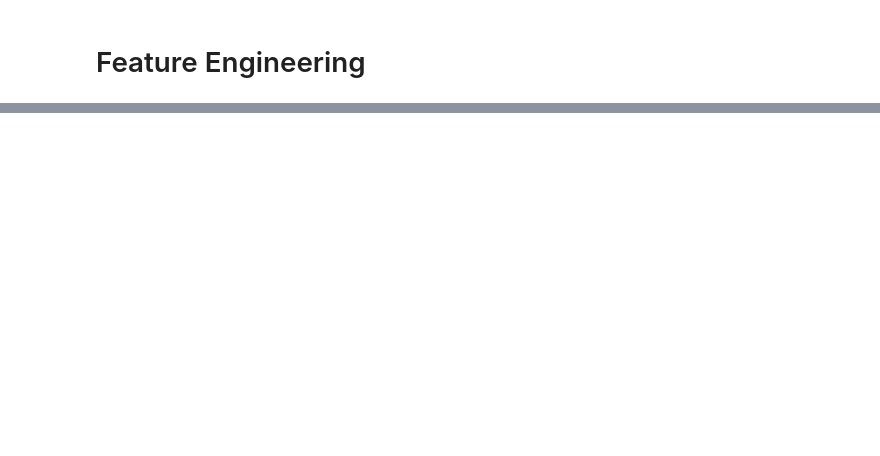
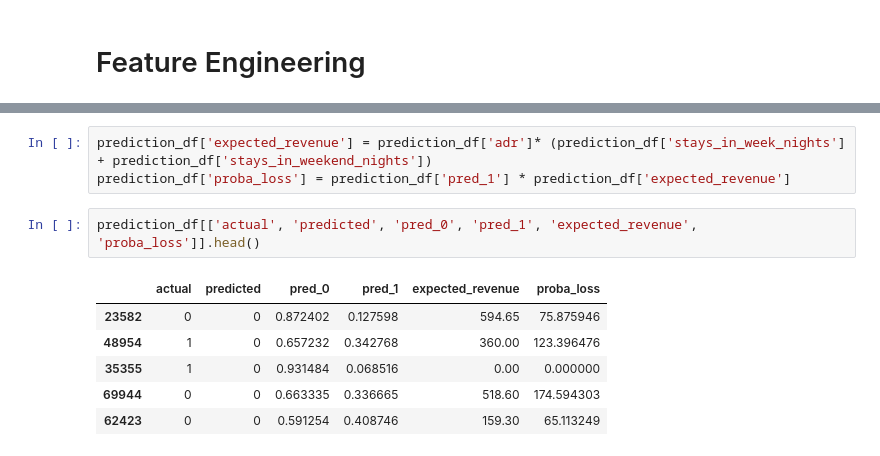
Before and after one commit to eugenekiepeeh/hotel_business_analytics, a Jupyter notebook: Modeling_Cancellation/modeling_cancelation_python-1.ipynb, the cells around one changed output, grey strips where cells are left out. Saved outputs shown, nothing was run; the diff lists cells and outputs as text; blank space fills up the shorter version.

```diff
--- a/Modeling_Cancellation/modeling_cancelation_python-1.ipynb
+++ b/Modeling_Cancellation/modeling_cancelation_python-1.ipynb
@@ -91,0 +160,12 @@ features = hotel_bookings.drop(columns=drop_cols)
+# %%
+prediction_df['expected_revenue'] = prediction_df['adr']* (prediction_df['stays_in_week_nights'] + prediction_df['stays_in_weekend_nights'])
+prediction_df['proba_loss'] = prediction_df['pred_1'] * prediction_df['expected_revenue']
+# %%
+prediction_df[['actual', 'predicted', 'pred_0', 'pred_1', 'expected_revenue', 'proba_loss']].head()
+# %% [output]
+|  | actual | predicted | pred_0 | pred_1 | expected_revenue | proba_loss |
+| 23582 | 0 | 0 | 0.872402 | 0.127598 | 594.65 | 75.875946 |
+| 48954 | 1 | 0 | 0.657232 | 0.342768 | 360.00 | 123.396476 |
+| 35355 | 1 | 0 | 0.931484 | 0.068516 | 0.00 | 0.000000 |
+| 69944 | 0 | 0 | 0.663335 | 0.336665 | 518.60 | 174.594303 |
+| 62423 | 0 | 0 | 0.591254 | 0.408746 | 159.30 | 65.113249 |
```
Also changed, not shown: parts of 14 cells of this notebook.
